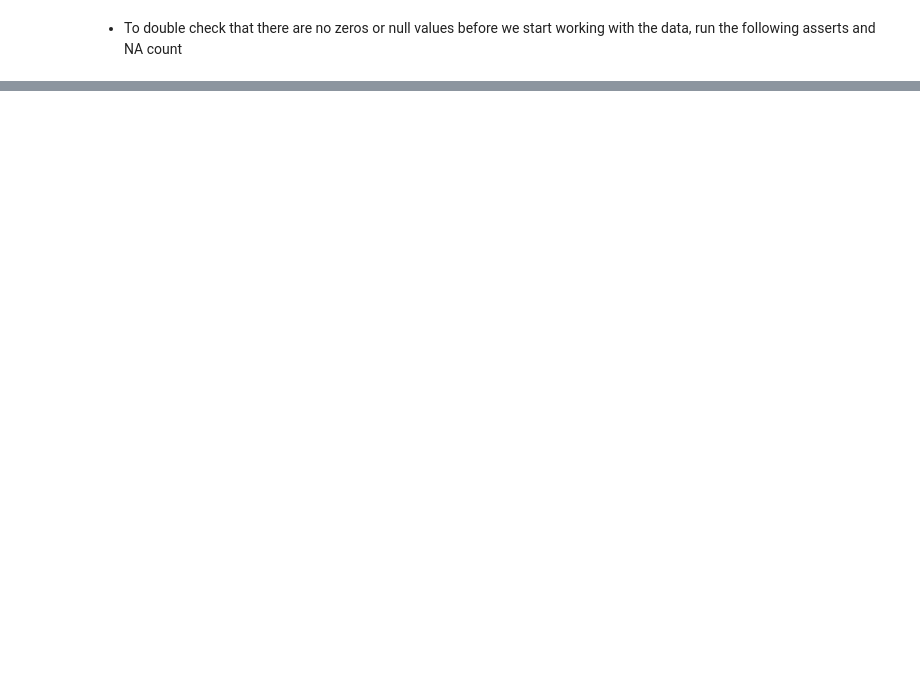
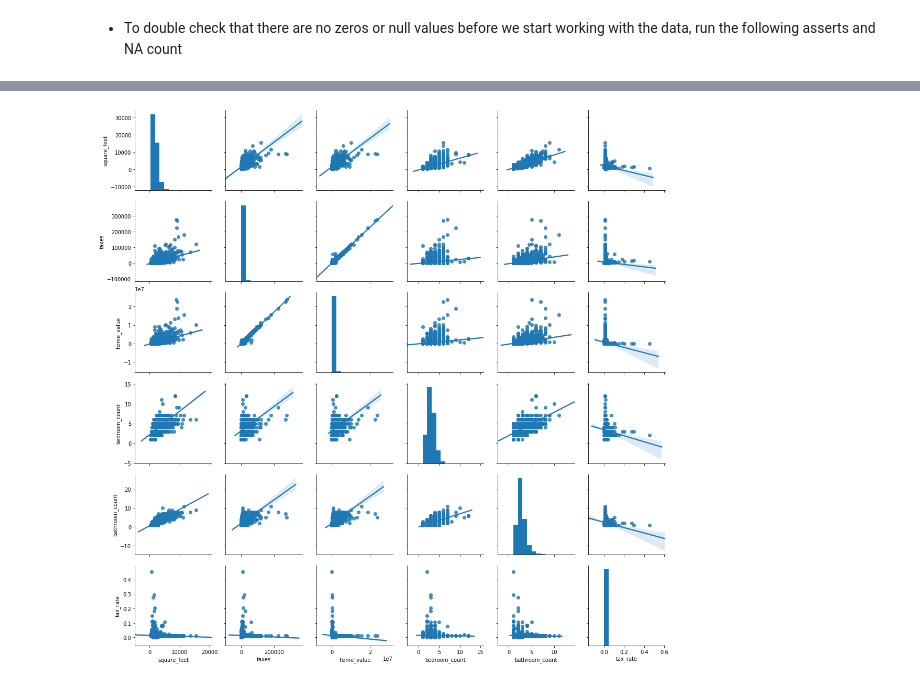
Before and after one commit to JadaShipp/ds-methodologies-exercises, a Jupyter notebook: project/zillow_final_project.ipynb, the cells around one changed output, grey strips where cells are left out. Saved outputs shown, nothing was run; the diff lists cells and outputs as text; code cells hidden in the pictures; blank space fills up the shorter version.

```diff
--- a/project/zillow_final_project.ipynb
+++ b/project/zillow_final_project.ipynb
@@ -67,0 +96,5 @@ dtype: int64
+# %%
+sns.pairplot(df, kind="reg")
+plt.show()
+# %% [output]
+[figure, added]
```
Also changed, not shown: parts of 28 cells of this notebook.
